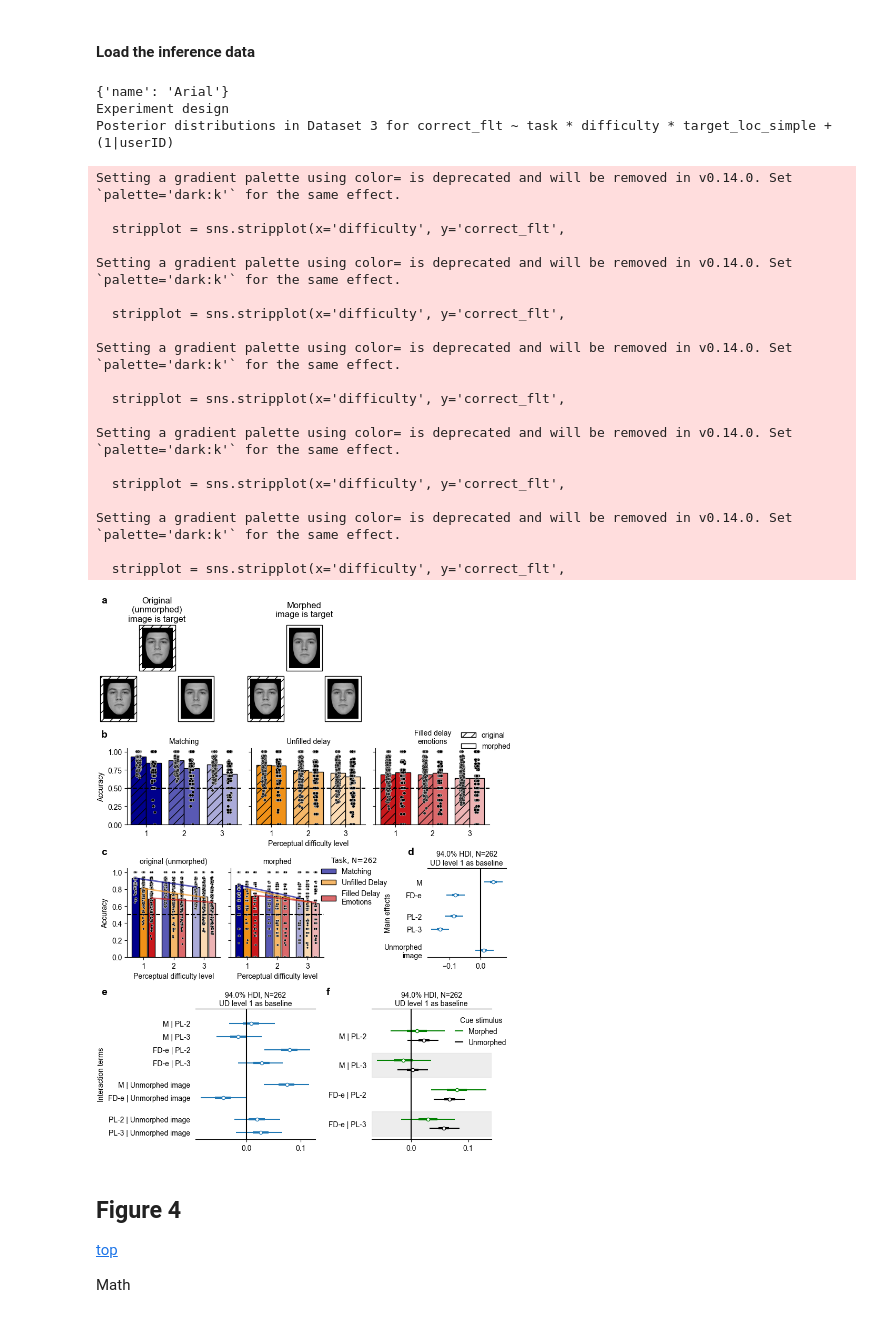
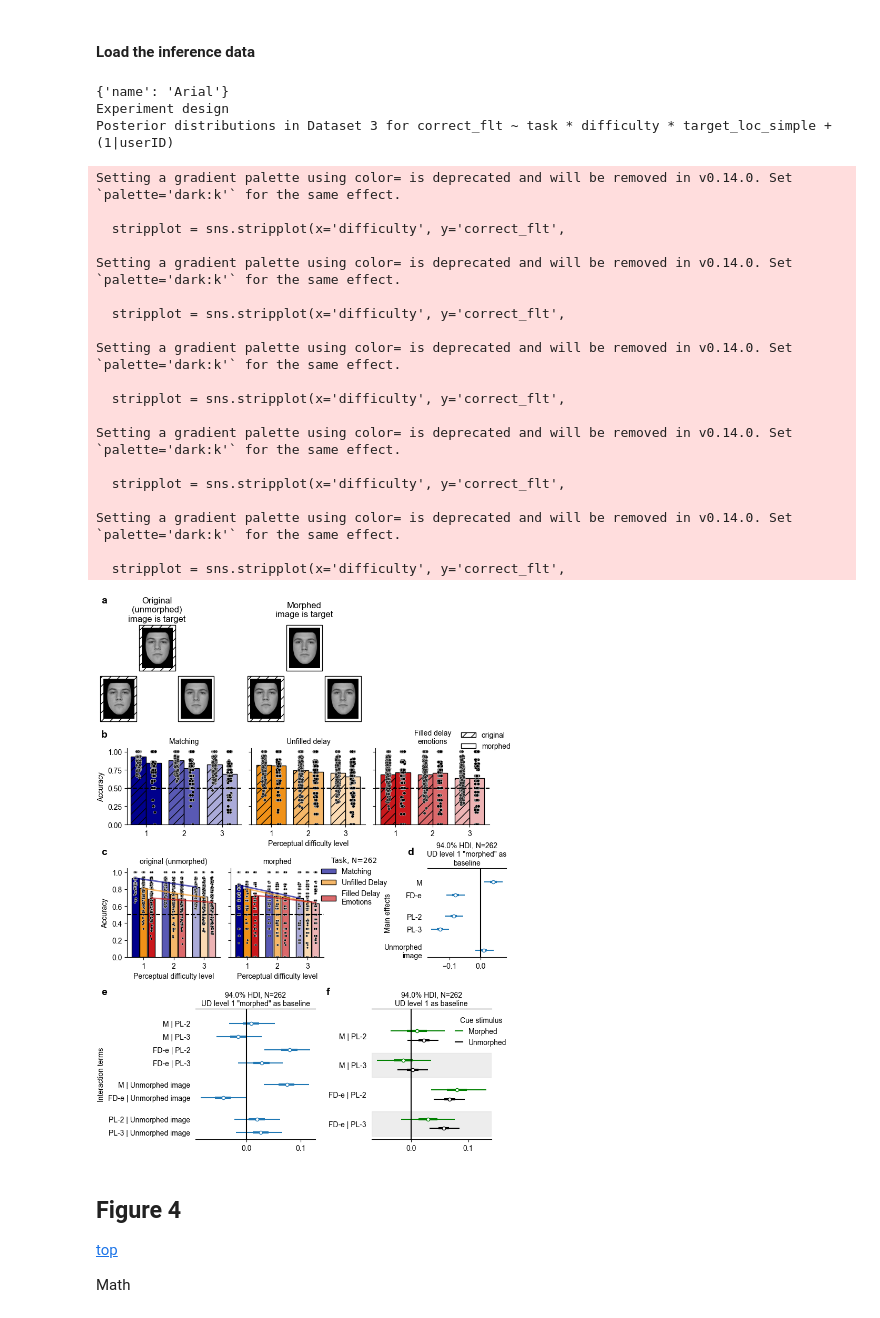
Before and after one commit to jankaWIS/FMP_paper, a Jupyter notebook: Figures/Figures_FMP_paper_2024.ipynb, the cells around one changed output. Cells and saved outputs as stored; diff of their text form; code cells hidden in the pictures.

Commit message:
add "morphed" to titles in Fig 3, SI Fig 7

```diff
--- a/Figures/Figures_FMP_paper_2024.ipynb
+++ b/Figures/Figures_FMP_paper_2024.ipynb
@@ -638,7 +638,7 @@ c.ax("main_effects").set_yticklabels([
 c.ax("main_effects").set_ylabel('Main effects', labelpad=-10)
 
 # add N to the title
-c.ax("main_effects").set_title(f'{c.ax("main_effects").get_title()}, N={FMP_cue_stim_interaction_inference_data_dict[formula]["posterior"]["userID__factor_dim"].size}\nUD level 1 as baseline')
+c.ax("main_effects").set_title(f'{c.ax("main_effects").get_title()}, N={FMP_cue_stim_interaction_inference_data_dict[formula]["posterior"]["userID__factor_dim"].size}\nUD level 1 "morphed" as baseline')
 
 
 
@@ -669,7 +669,7 @@ c.ax("interactions").set_yticklabels([
 c.ax("interactions").set_ylabel('Interaction terms')
 
 # add N to the title
-c.ax("interactions").set_title(f'{c.ax("interactions").get_title()}, N={FMP_cue_stim_interaction_inference_data_dict[formula]["posterior"]["userID__factor_dim"].size}\nUD level 1 as baseline')
+c.ax("interactions").set_title(f'{c.ax("interactions").get_title()}, N={FMP_cue_stim_interaction_inference_data_dict[formula]["posterior"]["userID__factor_dim"].size}\nUD level 1 "morphed" as baseline')
 
 ## right
 az.plot_forest(
@@ -717,34 +717,34 @@ c.ax("interactions_cue_stim").legend(handles[::-1], labels[::-1], title='Cue sti
 
 
 # c.debug_grid(Vector(0.5,0.5,"cm"))
 
 c.show()
 c.save(os.path.join(path_figures, "Fig3", 'Figure_3.png'), dpi=300)#, bbox_inches="tight")
 c.save(os.path.join(path_figures, "Fig3", 'Figure_3.pdf'), dpi=300)#, bbox_inches="tight")
 # %% [output]
 {'name': 'Arial'}
 Experiment design
 Posterior distributions in Dataset 3 for correct_flt ~ task * difficulty * target_loc_simple + (1|userID)
 Setting a gradient palette using color= is deprecated and will be removed in v0.14.0. Set `palette='dark:k'` for the same effect.
 
   stripplot = sns.stripplot(x='difficulty', y='correct_flt',
 
 Setting a gradient palette using color= is deprecated and will be removed in v0.14.0. Set `palette='dark:k'` for the same effect.
 
   stripplot = sns.stripplot(x='difficulty', y='correct_flt',
 
 Setting a gradient palette using color= is deprecated and will be removed in v0.14.0. Set `palette='dark:k'` for the same effect.
 
   stripplot = sns.stripplot(x='difficulty', y='correct_flt',
 
 Setting a gradient palette using color= is deprecated and will be removed in v0.14.0. Set `palette='dark:k'` for the same effect.
 
   stripplot = sns.stripplot(x='difficulty', y='correct_flt',
 
 Setting a gradient palette using color= is deprecated and will be removed in v0.14.0. Set `palette='dark:k'` for the same effect.
 
   stripplot = sns.stripplot(x='difficulty', y='correct_flt',
-[figure, old version]
+[figure, new version]
 # %% [markdown]
 ## Figure 4
 [top](#top)
```
Also changed, not shown: parts of 2 cells of this notebook, 5 other files.
